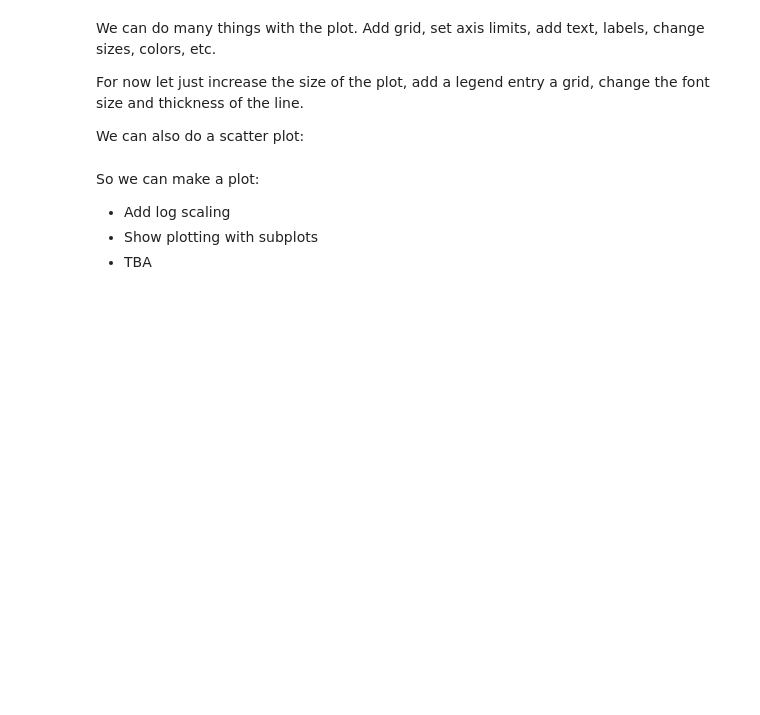
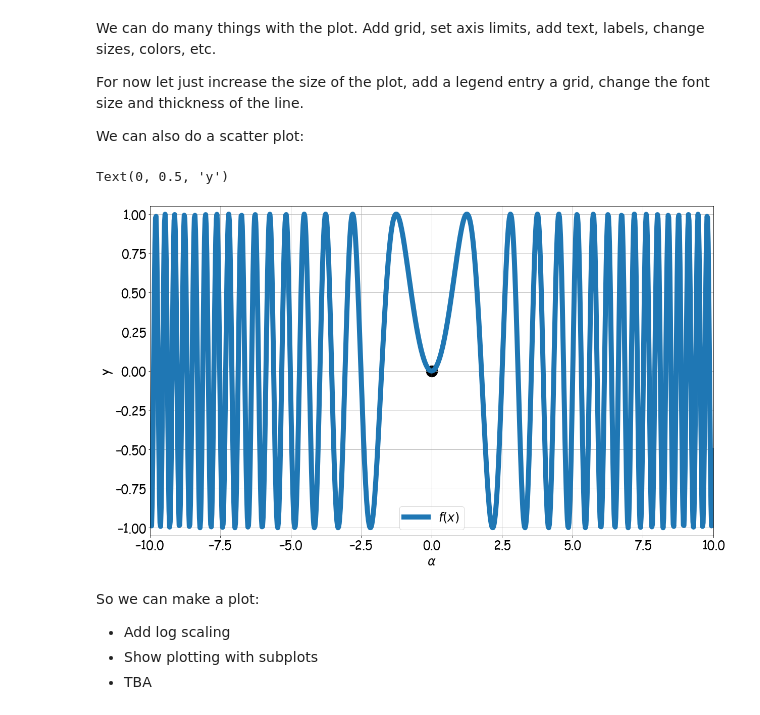
Before and after one commit to sgepner/Automate-Python, a Jupyter notebook: Lectures/Lecture3/Lecture 3.ipynb, the cells around one changed output. Cells and saved outputs as stored; diff of their text form; code cells hidden in the pictures; blank space fills up the shorter version.

```diff
--- a/Lectures/Lecture3/Lecture 3.ipynb
+++ b/Lectures/Lecture3/Lecture 3.ipynb
@@ -225,9 +458,9 @@ To have a plot for $x \in [-1, 1]$ we will use `numpy.linspace()` we skipped las
 # %%
 import numpy as np
 
-x = np.linspace(-1, 1, 101)
+x = np.linspace(-10, 10, 1001)
 # Generate 101 points between -1 and 1 including boundaries
-y = x**2
+y = np.sin(x**2)
 # %% [markdown]
 And plotting `y(x)` is just:
 # %%
@@ -241,15 +477,22 @@ We can also do a scatter plot:
 # %%
 f = plt.figure(figsize=(20,12)) # figure size
 font = {'family' : 'Comic Sans MS', 'weight' : 'normal', 'size'   : 24} #larger font I like
 plt.rc('font', **font)
 
 plt.plot(x, y, label='$f(x)$', lw=10)
 plt.scatter(0,0, s=500, c='black')
 
 plt.grid()
 plt.legend()
 plt.xlim(x[0], x[-1])
 plt.ylim(min(y)-0.05, max(y)+0.05)
+
+plt.xlabel("$\\alpha$")
+plt.ylabel('y')
+# plt.savefig('aaa.png')
+# %% [output]
+Text(0, 0.5, 'y')
+[figure, added]
 # %% [markdown]
 So we can make a plot:
 * Add log scaling
```
Also changed, not shown: parts of 39 cells of this notebook.
